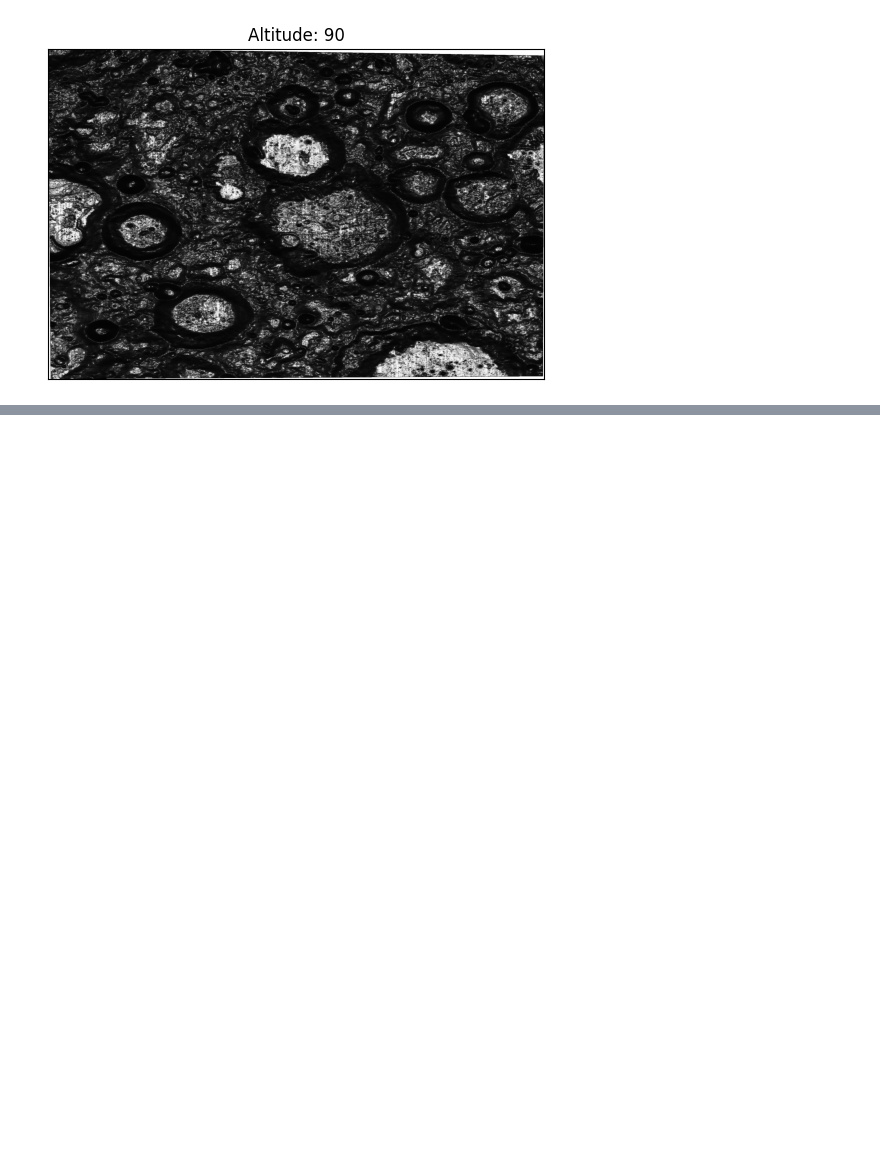
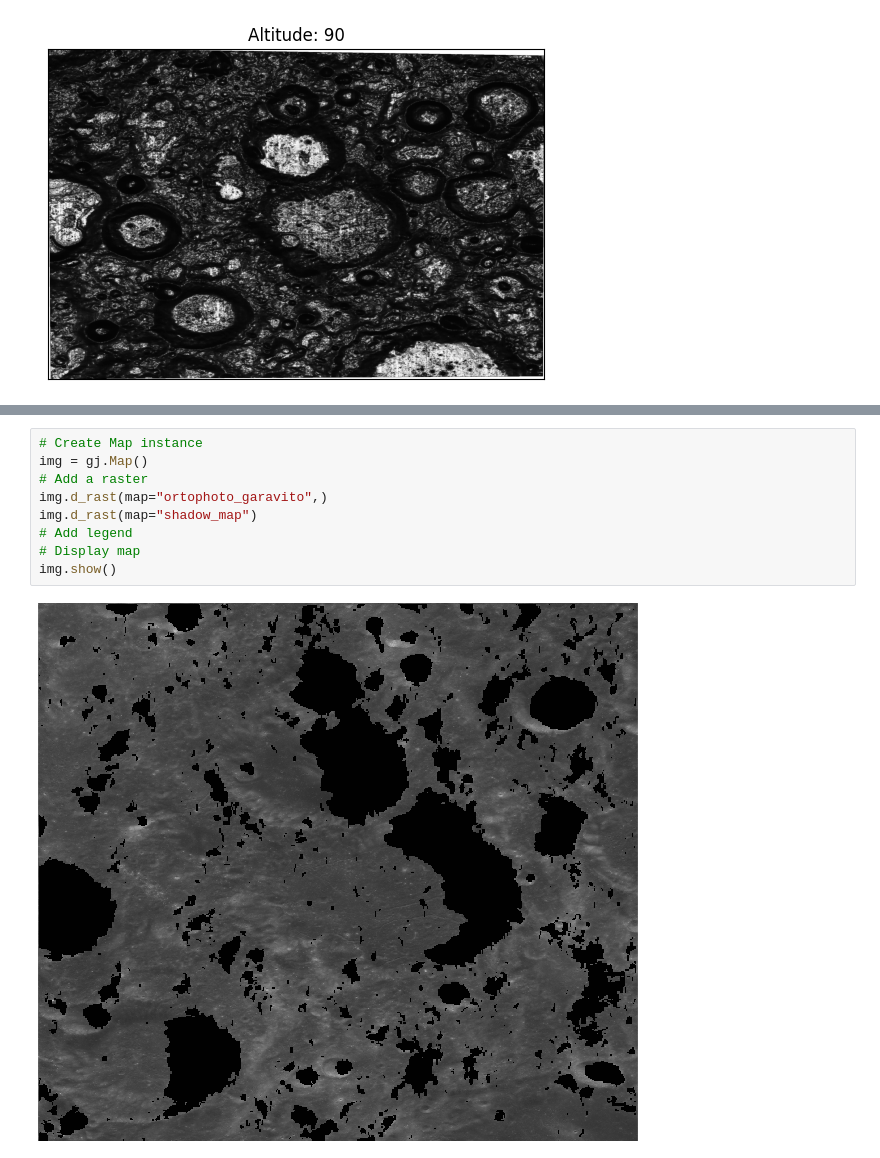
Before and after one commit to eadelgadillom/Garavito_Craters, a Jupyter notebook: Tesis/Raster_Analysis/Hillshade.ipynb, the cells around one changed output, grey strips where cells are left out. Drawn from its saved outputs; the diff is of its cells as text; blank space fills up the shorter version.

Commit message:
shadow code

```diff
--- a/Tesis/Raster_Analysis/Hillshade.ipynb
+++ b/Tesis/Raster_Analysis/Hillshade.ipynb
@@ -91,0 +182,11 @@ plt.show()
+# %%
+# Create Map instance
+img = gj.Map()
+# Add a raster
+img.d_rast(map="ortophoto_garavito",)
+img.d_rast(map="shadow_map")
+# Add legend
+# Display map
+img.show()
+# %% [output]
+[figure, added]
```
Also changed, not shown: parts of 5 cells of this notebook, 6 other files.
